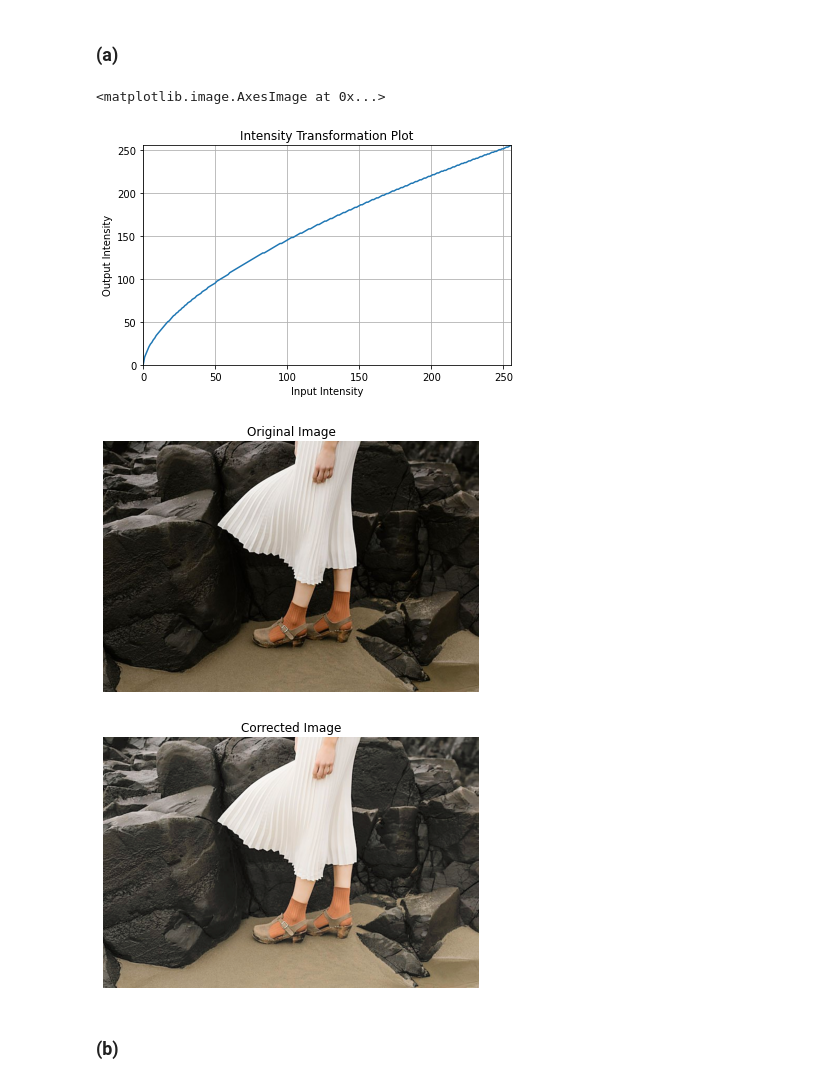
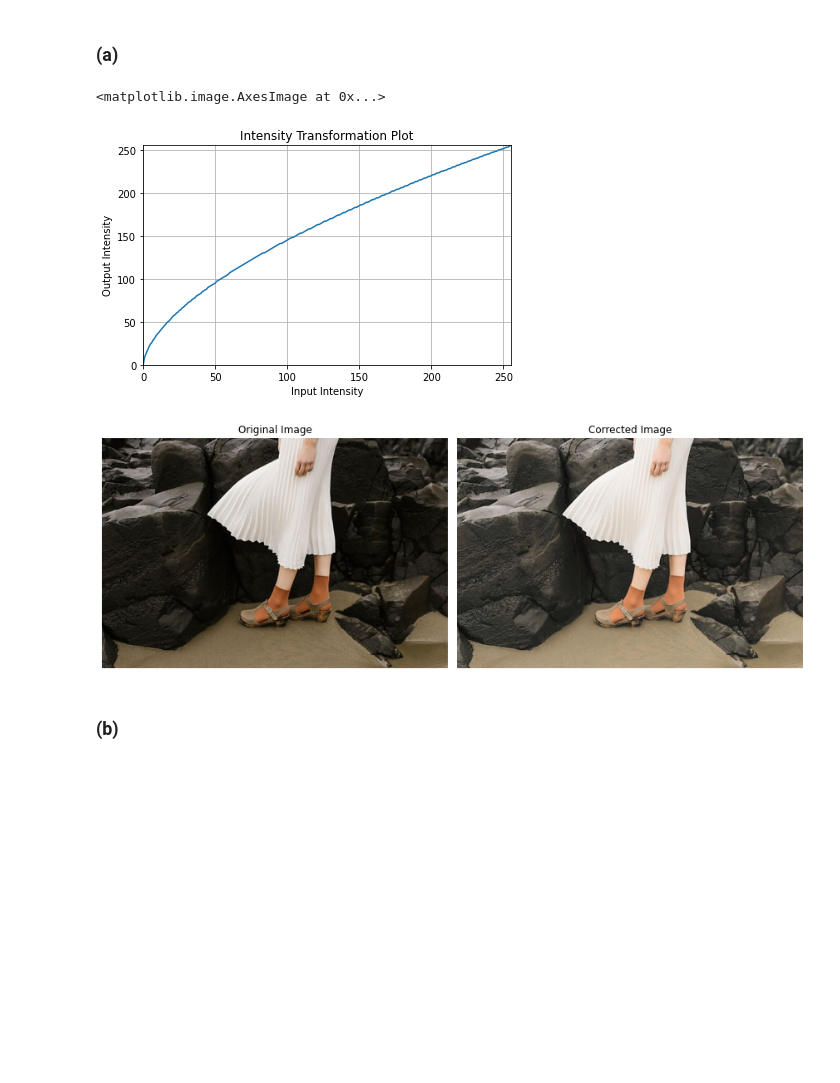
Before and after one commit to vidurawarna/EN2550_CV, a Jupyter notebook: Assignments/Assignment 1/190397E_Assignment1.ipynb, the cells around one changed output. Saved outputs shown, nothing was run; the diff lists cells and outputs as text; code cells hidden in the pictures; blank space fills up the shorter version.

```diff
--- a/Assignments/Assignment 1/190397E_Assignment1.ipynb
+++ b/Assignments/Assignment 1/190397E_Assignment1.ipynb
@@ -174,43 +174,41 @@ ax.grid()
 ax.set_xlim(0,255)
 ax.set_ylim(0,255)
 ax.set_xlabel("Input Intensity")
 ax.set_ylabel("Output Intensity")
 ax.set_title("Intensity Transformation Plot")
 
 #Read the image using opencv
 img = cv.imread('images/highlights_and_shadows.jpg',cv.IMREAD_COLOR)
 assert img is not None
 
 #Changing the color plane to L*a*b*
 img_Lab = cv.cvtColor(img,cv.COLOR_BGR2Lab)
 img_L = img_Lab[:,:,0]
 img_a = img_Lab[:,:,1]
 img_b = img_Lab[:,:,2]
 
 #apply the transformation using lookup table
 transformed_L = cv.LUT(img_L,t)
 
 #Get the BGR color plane image back by merging sub layers and convert back to BGR
 transformed_img = cv.cvtColor(cv.merge([transformed_L,img_a,img_b]),cv.COLOR_Lab2BGR)
 
 #display images using matplotlib
 plt.rcParams["figure.autolayout"] = True
-fig,ax = plt.subplots()
+fig,ax = plt.subplots(1,2,figsize=(12,6))
 img_ = cv.cvtColor(img,cv.COLOR_BGR2RGB)
-ax.axis('off')
-ax.set_title("Original Image")
-ax.imshow(img_)
+ax[0].axis('off')
+ax[0].set_title("Original Image")
+ax[0].imshow(img_)
 
-fig,ax = plt.subplots()
 transformed_img_ = cv.cvtColor(transformed_img,cv.COLOR_BGR2RGB)
-ax.axis('off')
-ax.set_title("Corrected Image")
-ax.imshow(transformed_img_)
+ax[1].axis('off')
+ax[1].set_title("Corrected Image")
+ax[1].imshow(transformed_img_)
 # %% [output]
 <matplotlib.image.AxesImage at 0x...>
 [figure]
-[figure, old version]
+[figure, new version]
-[figure, removed]
 # %% [markdown]
 ### (b)
 # %%
```
Also changed, not shown: parts of 7 cells of this notebook.
